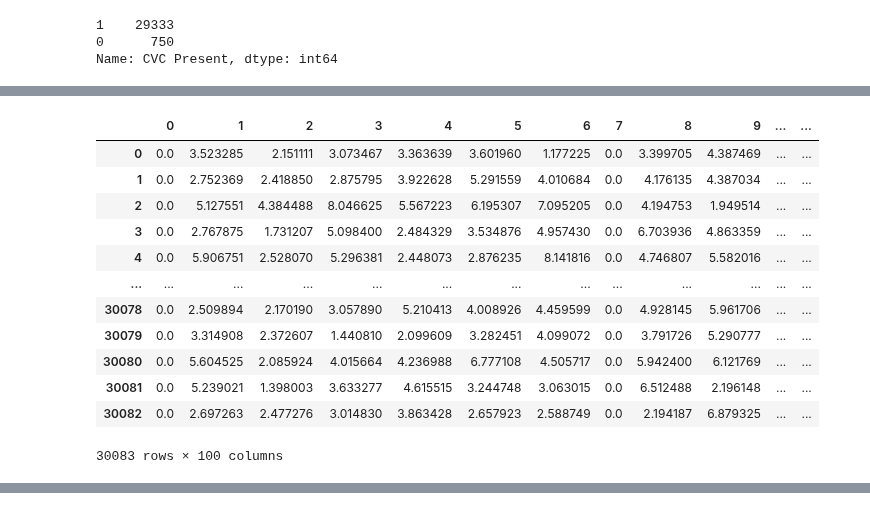
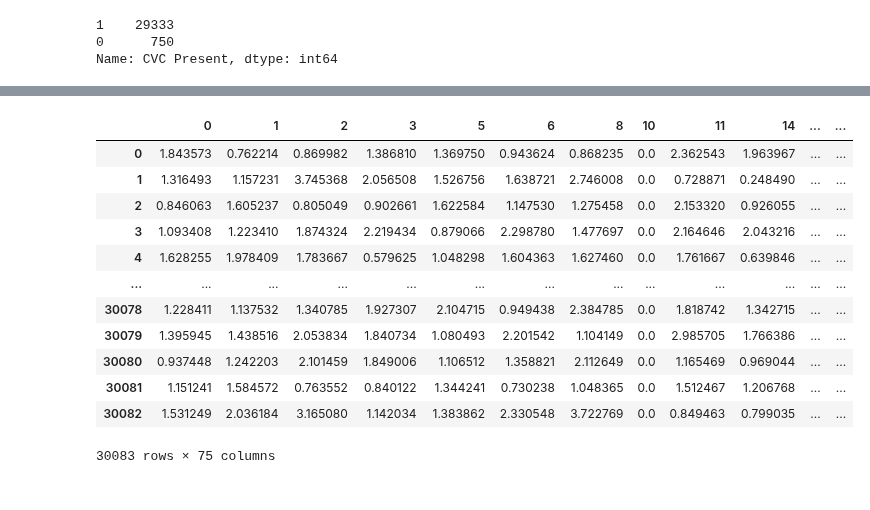
Before and after one commit to Hokoku/catheter, a Jupyter notebook: cvc_lgbm.ipynb, the cells around one changed output, grey strips where cells are left out. Drawn from its saved outputs; the diff is of its cells as text; code cells hidden in the pictures.

```diff
--- a/cvc_lgbm.ipynb
+++ b/cvc_lgbm.ipynb
@@ -78,23 +42,0 @@ display(features)
-# %%
-autoencoder=models.load_model("./models/autoencoder_splits10/")
-
-layer_name="dense_1"
-hidden_layer_model=models.Model(inputs=autoencoder.input,outputs=autoencoder.get_layer(layer_name).output)
-
-pred=hidden_layer_model.predict(features.iloc[:,2:])
-X=pd.DataFrame(pred)
-display(X)
-# %% [output]
-|  | 0 | 1 | 2 | 3 | 4 | 5 | 6 | 7 | 8 | 9 | ... | ... |
-| 0 | 0.0 | 3.523285 | 2.151111 | 3.073467 | 3.363639 | 3.601960 | 1.177225 | 0.0 | 3.399705 | 4.387469 | ... | ... |
-| 1 | 0.0 | 2.752369 | 2.418850 | 2.875795 | 3.922628 | 5.291559 | 4.010684 | 0.0 | 4.176135 | 4.387034 | ... | ... |
-| 2 | 0.0 | 5.127551 | 4.384488 | 8.046625 | 5.567223 | 6.195307 | 7.095205 | 0.0 | 4.194753 | 1.949514 | ... | ... |
-| 3 | 0.0 | 2.767875 | 1.731207 | 5.098400 | 2.484329 | 3.534876 | 4.957430 | 0.0 | 6.703936 | 4.863359 | ... | ... |
-| 4 | 0.0 | 5.906751 | 2.528070 | 5.296381 | 2.448073 | 2.876235 | 8.141816 | 0.0 | 4.746807 | 5.582016 | ... | ... |
-| ... | ... | ... | ... | ... | ... | ... | ... | ... | ... | ... | ... | ... |
-| 30078 | 0.0 | 2.509894 | 2.170190 | 3.057890 | 5.210413 | 4.008926 | 4.459599 | 0.0 | 4.928145 | 5.961706 | ... | ... |
-| 30079 | 0.0 | 3.314908 | 2.372607 | 1.440810 | 2.099609 | 3.282451 | 4.099072 | 0.0 | 3.791726 | 5.290777 | ... | ... |
-| 30080 | 0.0 | 5.604525 | 2.085924 | 4.015664 | 4.236988 | 6.777108 | 4.505717 | 0.0 | 5.942400 | 6.121769 | ... | ... |
-| 30081 | 0.0 | 5.239021 | 1.398003 | 3.633277 | 4.615515 | 3.244748 | 3.063015 | 0.0 | 6.512488 | 2.196148 | ... | ... |
-| 30082 | 0.0 | 2.697263 | 2.477276 | 3.014830 | 3.863428 | 2.657923 | 2.588749 | 0.0 | 2.194187 | 6.879325 | ... | ... |
-30083 rows × 100 columns
@@ -100,0 +47,24 @@ display(X)
+# %%
+def compress_with_autoencoder(features):
+    scaler=pickle.load(open(f"{CFG.models_dir}minmaxscaler_effnet_tuned.pickle","rb"))
+    X=scaler.transform(features)
+
+    autoencoder_dir=f"{CFG.models_dir}autoencoder_tuned/"
+    with open(f"{autoencoder_dir}model.json","rt") as f:
+        model_json=f.read()
+    autoencoder=models.model_from_json(model_json)
+    autoencoder.load_weights(f"{autoencoder_dir}ckpt")
+
+    layer_name="dense_1"
+    compressing_model=models.Model(inputs=autoencoder.input,outputs=autoencoder.get_layer(layer_name).output)
+
+    ae_pred=compressing_model.predict(X)
+    ae_pred_df=pd.DataFrame(ae_pred)
+
+    return ae_pred_df
+
+X=compress_with_autoencoder(features)
+valuless_columns=[4,  7,  9, 12, 13, 20, 25, 27, 30, 31, 36, 44, 47, 48, 51, 54, 64, 65, 71, 73, 74, 75, 89, 92, 97]
+X=X.drop(columns=valuless_columns)
+display(X)
+# %% [output]
@@ -101,3 +88,16 @@ display(X)
+|  | 0 | 1 | 2 | 3 | 5 | 6 | 8 | 10 | 11 | 14 | ... | ... |
+| 0 | 1.843573 | 0.762214 | 0.869982 | 1.386810 | 1.369750 | 0.943624 | 0.868235 | 0.0 | 2.362543 | 1.963967 | ... | ... |
+| 1 | 1.316493 | 1.157231 | 3.745368 | 2.056508 | 1.526756 | 1.638721 | 2.746008 | 0.0 | 0.728871 | 0.248490 | ... | ... |
+| 2 | 0.846063 | 1.605237 | 0.805049 | 0.902661 | 1.622584 | 1.147530 | 1.275458 | 0.0 | 2.153320 | 0.926055 | ... | ... |
+| 3 | 1.093408 | 1.223410 | 1.874324 | 2.219434 | 0.879066 | 2.298780 | 1.477697 | 0.0 | 2.164646 | 2.043216 | ... | ... |
+| 4 | 1.628255 | 1.978409 | 1.783667 | 0.579625 | 1.048298 | 1.604363 | 1.627460 | 0.0 | 1.761667 | 0.639846 | ... | ... |
+| ... | ... | ... | ... | ... | ... | ... | ... | ... | ... | ... | ... | ... |
+| 30078 | 1.228411 | 1.137532 | 1.340785 | 1.927307 | 2.104715 | 0.949438 | 2.384785 | 0.0 | 1.818742 | 1.342715 | ... | ... |
+| 30079 | 1.395945 | 1.438516 | 2.053834 | 1.840734 | 1.080493 | 2.201542 | 1.104149 | 0.0 | 2.985705 | 1.766386 | ... | ... |
+| 30080 | 0.937448 | 1.242203 | 2.101459 | 1.849006 | 1.106512 | 1.358821 | 2.112649 | 0.0 | 1.165469 | 0.969044 | ... | ... |
+| 30081 | 1.151241 | 1.584572 | 0.763552 | 0.840122 | 1.344241 | 0.730238 | 1.048365 | 0.0 | 1.512467 | 1.206768 | ... | ... |
+| 30082 | 1.531249 | 2.036184 | 3.165080 | 1.142034 | 1.383862 | 2.330548 | 3.722769 | 0.0 | 0.849463 | 0.799035 | ... | ... |
+30083 rows × 75 columns
 # %%
 %%time
 
```
Also changed, not shown: parts of 9 cells of this notebook, 38 other files.
